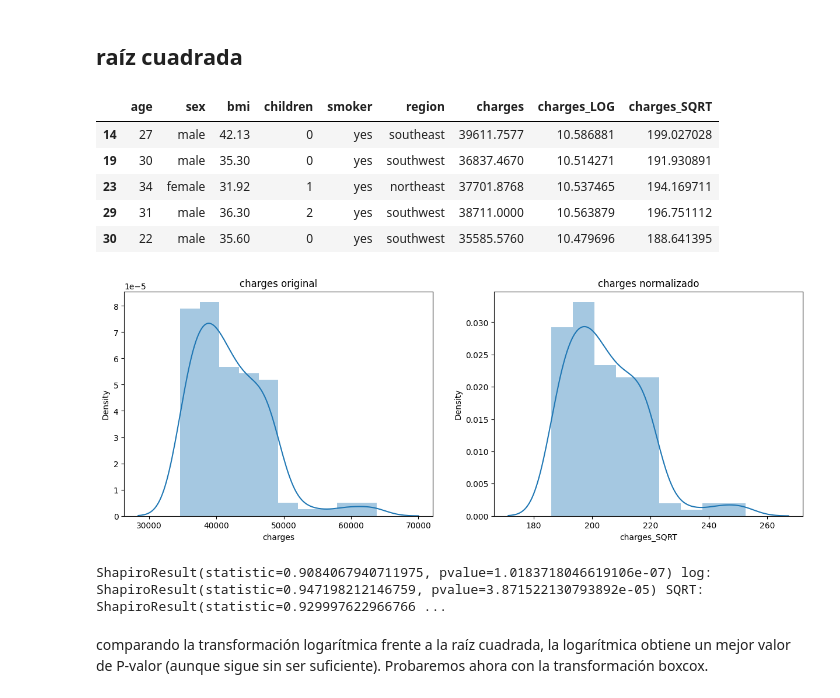
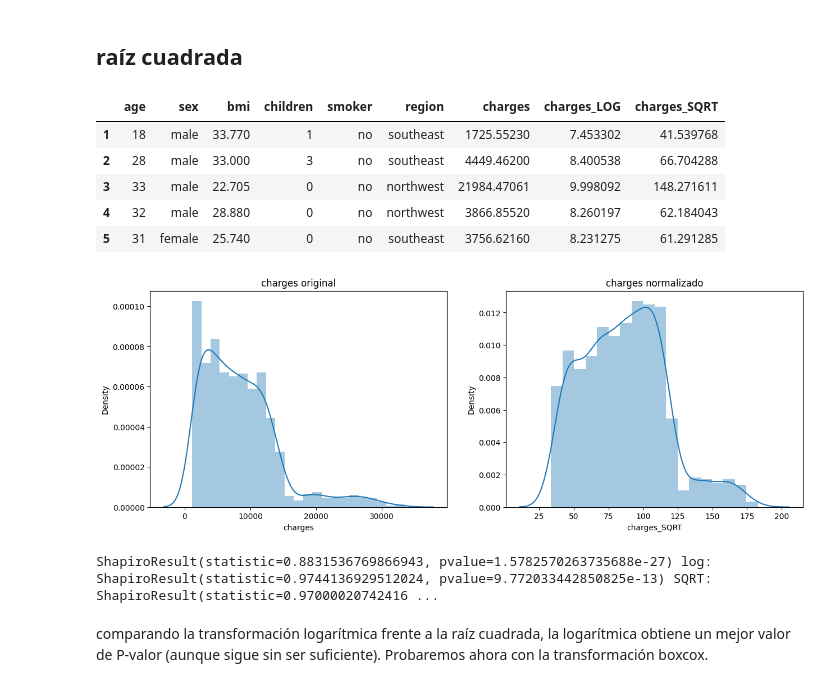
Before and after one commit to annassanchez/lab-ml, a Jupyter notebook: ml.ipynb, the cells around one changed output. Saved outputs shown, nothing was run; the diff lists cells and outputs as text; code cells hidden in the pictures.

```diff
--- a/ml.ipynb
+++ b/ml.ipynb
@@ -499,5 +503,5 @@ print(len(indices_charges), df.shape)
 # %%
-df_charges_out = df.loc[indices_charges,:]
-df_charges = df.loc[~df.index.isin(indices_charges), :]
+df_charges_out = df_non_smoker.loc[indices_charges,:]
+df_charges = df_non_smoker.loc[~df_non_smoker.index.isin(indices_charges), :]
 print(df_charges.shape, df_charges_out.shape)
 # %% [output]
@@ -560,0 +567,4 @@ sns.barplot(data=df_cate_charges_out, x = 'smoker', y = 'charges');
+# %%
+df_smoker = df_charges[df_charges['smoker'] == 'yes']
+df_non_smoker = df_charges[df_charges['smoker'] == 'no']
+df_smoker.head()
@@ -585,7 +648,7 @@ ShapiroResult(statistic=0.8146880269050598, pvalue=1.150477698013898e-36)
 # %% [markdown]
 ## logarítmica
 # %%
-df_charges_out['charges_LOG'] = df_charges_out['charges'].apply(lambda x: np.log(x) if x != 0 else 0)
-df_charges_out.head()
+df_non_smoker['charges_LOG'] = df_non_smoker['charges'].apply(lambda x: np.log(x) if x != 0 else 0)
+df_non_smoker.head()
 # %% [output]
 |  | age | sex | bmi | children | smoker | region | charges | charges_LOG |
@@ -613,31 +676,31 @@ no se ha acabado de normalizar, pero si que ha corregido un poco la forma desvia
 # %% [markdown]
 ## raíz cuadrada
 # %%
-df_charges_out['charges_SQRT'] = df_charges_out['charges'].apply(lambda x: math.sqrt(x) if x != 0 else 0)
-df_charges_out.head()
+df_non_smoker['charges_SQRT'] = df_non_smoker['charges'].apply(lambda x: math.sqrt(x) if x != 0 else 0)
+df_non_smoker.head()
 # %% [output]
 |  | age | sex | bmi | children | smoker | region | charges | charges_LOG | charges_SQRT |
-| 14 | 27 | male | 42.13 | 0 | yes | southeast | 39611.7577 | 10.586881 | 199.027028 |
-| 19 | 30 | male | 35.30 | 0 | yes | southwest | 36837.4670 | 10.514271 | 191.930891 |
-| 23 | 34 | female | 31.92 | 1 | yes | northeast | 37701.8768 | 10.537465 | 194.169711 |
-| 29 | 31 | male | 36.30 | 2 | yes | southwest | 38711.0000 | 10.563879 | 196.751112 |
-| 30 | 22 | male | 35.60 | 0 | yes | southwest | 35585.5760 | 10.479696 | 188.641395 |
+| 1 | 18 | male | 33.770 | 1 | no | southeast | 1725.55230 | 7.453302 | 41.539768 |
+| 2 | 28 | male | 33.000 | 3 | no | southeast | 4449.46200 | 8.400538 | 66.704288 |
+| 3 | 33 | male | 22.705 | 0 | no | northwest | 21984.47061 | 9.998092 | 148.271611 |
+| 4 | 32 | male | 28.880 | 0 | no | northwest | 3866.85520 | 8.260197 | 62.184043 |
+| 5 | 31 | female | 25.740 | 0 | no | southeast | 3756.62160 | 8.231275 | 61.291285 |
 # %%
 fig, axes = plt.subplots(1, 2, figsize = (15,5))
 
 axes[0].set_title('charges original')
 axes[1].set_title('charges normalizado')
 
-sns.distplot(df_charges_out['charges'] ,ax = axes[0])
-sns.distplot(df_charges_out['charges_SQRT'], ax = axes[1]);
+sns.distplot(df_non_smoker['charges'] ,ax = axes[0])
+sns.distplot(df_non_smoker['charges_SQRT'], ax = axes[1]);
 # %% [output]
-[figure, old version]
+[figure, new version]
 # %%
-print(stats.shapiro(df_charges_out["charges"]),
-      'log:', stats.shapiro(df_charges_out["charges_LOG"]),
-      'SQRT:', stats.shapiro(df_charges_out["charges_SQRT"]))
+print(stats.shapiro(df_non_smoker["charges"]),
+      'log:', stats.shapiro(df_non_smoker["charges_LOG"]),
+      'SQRT:', stats.shapiro(df_non_smoker["charges_SQRT"]))
 # %% [output]
-ShapiroResult(statistic=0.9084067940711975, pvalue=1.0183718046619106e-07) log: ShapiroResult(statistic=0.947198212146759, pvalue=3.871522130793892e-05) SQRT: ShapiroResult(statistic=0.929997622966766 ...
+ShapiroResult(statistic=0.8831536769866943, pvalue=1.5782570263735688e-27) log: ShapiroResult(statistic=0.9744136929512024, pvalue=9.772033442850825e-13) SQRT: ShapiroResult(statistic=0.97000020742416 ...
 # %% [markdown]
 comparando la transformación logarítmica frente a la raíz cuadrada, la logarítmica obtiene un mejor valor de P-valor (aunque sigue sin ser suficiente). Probaremos ahora con la transformación boxcox.
 # %% [markdown]
```
Also changed, not shown: parts of 23 cells of this notebook.
